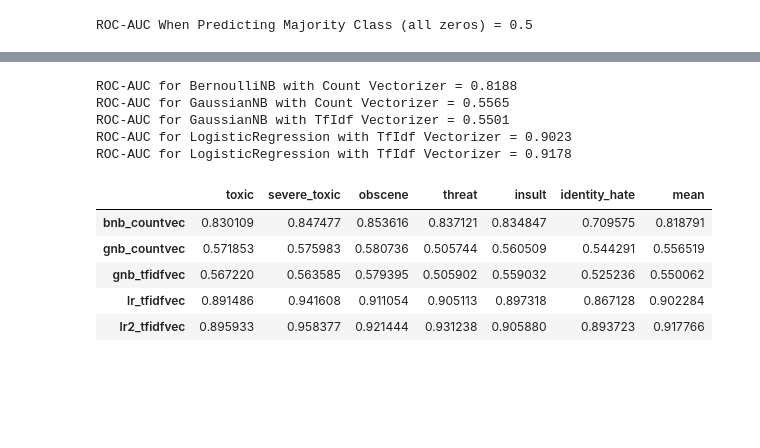
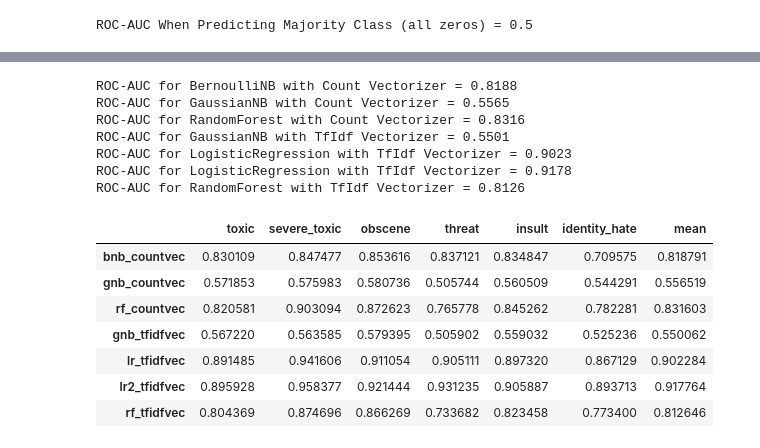
Before and after one commit to avidkenil/ml_project, a Jupyter notebook: src/modeling.ipynb, the cells around one changed output, grey strips where cells are left out. Drawn from its saved outputs; the diff is of its cells as text; code cells hidden in the pictures; blank space fills up the shorter version.

Commit message:
Added RF classifier code.

```diff
--- a/src/modeling.ipynb
+++ b/src/modeling.ipynb
@@ -206,7 +215,3 @@ else:
     tfidf = TfidfVectorizer(analyzer='word', lowercase=True, max_features=1000,ngram_range=ngram_range)
     tfidf.fit(X_train_val['comment_text'])
     pickle.dump(tfidf,open('../pickle_objs/tfidf_{}_ngrams_{}.pkl'.format(num_feats,n_grams),'wb'))
-# %%
-X_train_val = pd.read_csv('../data/clean_data.csv')
-
-y_train_val = pd.read_csv('../data/y_train.csv')
@@ -356,7 +359,39 @@ plt.ylim([0, 1])
 plt.legend(bbox_to_anchor=(1.01, 1), loc=2, borderaxespad=0.)
 plt.show()
 
-# Compute ROC-AUC values of each class for TfIdf Vectorizer (SVC(linear kernel))
+# Compute ROC-AUC values of each class for Count Vectorizer (RandomForestClassifier)
+auc_rf_countvec = []
+plt.figure(figsize=(10,8))
+for i, col in enumerate(target_cols):
+    fpr, tpr, threshold = roc_curve(y_test[col], probabilities_rf_countvec[i][:,1])
+    auc_value = auc(fpr, tpr)
+    auc_rf_countvec.append(auc_value)
+    plt.plot(fpr, tpr, label='{}: {:0.5f}'.format('auc_'+col, auc_value))
+plt.xlabel('fpr')
+plt.ylabel('tpr')
+plt.title('ROC Curve for Random Forest with TfIdf Vectorizer')
+plt.xlim([0, 1])
+plt.ylim([0, 1])
+plt.legend(bbox_to_anchor=(1.01, 1), loc=2, borderaxespad=0.)
+plt.show()
+
+# Compute ROC-AUC values of each class for TfIdf Vectorizer (RandomForestClassifier)
+auc_rf_tfidf = []
+plt.figure(figsize=(10,8))
+for i, col in enumerate(target_cols):
+    fpr, tpr, threshold = roc_curve(y_test[col], probabilities_rf_tfidf[i][:,1])
+    auc_value = auc(fpr, tpr)
+    auc_rf_tfidf.append(auc_value)
+    plt.plot(fpr, tpr, label='{}: {:0.5f}'.format('auc_'+col, auc_value))
+plt.xlabel('fpr')
+plt.ylabel('tpr')
+plt.title('ROC Curve for Random Forest with TfIdf Vectorizer')
+plt.xlim([0, 1])
+plt.ylim([0, 1])
+plt.legend(bbox_to_anchor=(1.01, 1), loc=2, borderaxespad=0.)
+plt.show()
+
+# # Compute ROC-AUC values of each class for TfIdf Vectorizer (SVC(linear kernel))
 # auc_svc_tfidf = []
 # plt.figure(figsize=(10,8))
 # for i, col in enumerate(target_cols):
@@ -381,35 +418,43 @@ plt.show()
 # Get mean column-wise ROC-AUC values
 print('ROC-AUC for BernoulliNB with Count Vectorizer = {:.4f}'.format(np.mean(auc_bnb_countvec)))
 print('ROC-AUC for GaussianNB with Count Vectorizer = {:.4f}'.format(np.mean(auc_gnb_countvec)))
+print('ROC-AUC for RandomForest with Count Vectorizer = {:.4f}'.format(np.mean(auc_rf_countvec)))
 print('ROC-AUC for GaussianNB with TfIdf Vectorizer = {:.4f}'.format(np.mean(auc_gnb_tfidf)))
 print('ROC-AUC for LogisticRegression with TfIdf Vectorizer = {:.4f}'.format(np.mean(auc_lr_tfidf)))
 print('ROC-AUC for LogisticRegression with TfIdf Vectorizer = {:.4f}'.format(np.mean(auc_lr2_tfidf)))
+print('ROC-AUC for RandomForest with TfIdf Vectorizer = {:.4f}'.format(np.mean(auc_rf_tfidf)))
 
-#print('ROC-AUC for SVC with TfIdf Vectorizer = {:.4f}'.format(np.mean(auc_svc_tfidf)))
+# print('ROC-AUC for SVC with TfIdf Vectorizer = {:.4f}'.format(np.mean(auc_svc_tfidf)))
 # %% [output]
 ROC-AUC for BernoulliNB with Count Vectorizer = 0.8188
 ROC-AUC for GaussianNB with Count Vectorizer = 0.5565
+ROC-AUC for RandomForest with Count Vectorizer = 0.8316
 ROC-AUC for GaussianNB with TfIdf Vectorizer = 0.5501
 ROC-AUC for LogisticRegression with TfIdf Vectorizer = 0.9023
 ROC-AUC for LogisticRegression with TfIdf Vectorizer = 0.9178
+ROC-AUC for RandomForest with TfIdf Vectorizer = 0.8126
 # %%
 aucs = pd.DataFrame()
 aucs['bnb_countvec'] = auc_bnb_countvec
 aucs['gnb_countvec'] = auc_gnb_countvec
+aucs['rf_countvec'] = auc_rf_countvec
 aucs['gnb_tfidfvec'] = auc_gnb_tfidf
 aucs['lr_tfidfvec'] = auc_lr_tfidf
 aucs['lr2_tfidfvec'] = auc_lr2_tfidf
+aucs['rf_tfidfvec'] = auc_rf_tfidf
 
-#aucs['svc_tfidfvec'] = auc_svc_tfidf
+# aucs['svc_tfidfvec'] = auc_svc_tfidf
 
 aucs = aucs.T
 aucs.columns = target_cols
 aucs['mean'] = np.mean(aucs[target_cols], axis=1)
 aucs
 # %% [output]
 |  | toxic | severe_toxic | obscene | threat | insult | identity_hate | mean |
 | bnb_countvec | 0.830109 | 0.847477 | 0.853616 | 0.837121 | 0.834847 | 0.709575 | 0.818791 |
 | gnb_countvec | 0.571853 | 0.575983 | 0.580736 | 0.505744 | 0.560509 | 0.544291 | 0.556519 |
+| rf_countvec | 0.820581 | 0.903094 | 0.872623 | 0.765778 | 0.845262 | 0.782281 | 0.831603 |
 | gnb_tfidfvec | 0.567220 | 0.563585 | 0.579395 | 0.505902 | 0.559032 | 0.525236 | 0.550062 |
-| lr_tfidfvec | 0.891486 | 0.941608 | 0.911054 | 0.905113 | 0.897318 | 0.867128 | 0.902284 |
-| lr2_tfidfvec | 0.895933 | 0.958377 | 0.921444 | 0.931238 | 0.905880 | 0.893723 | 0.917766 |
+| lr_tfidfvec | 0.891485 | 0.941606 | 0.911054 | 0.905111 | 0.897320 | 0.867129 | 0.902284 |
+| lr2_tfidfvec | 0.895928 | 0.958377 | 0.921444 | 0.931235 | 0.905887 | 0.893713 | 0.917764 |
+| rf_tfidfvec | 0.804369 | 0.874696 | 0.866269 | 0.733682 | 0.823458 | 0.773400 | 0.812646 |
```
Also changed, not shown: parts of 13 cells of this notebook, 1 other file.
